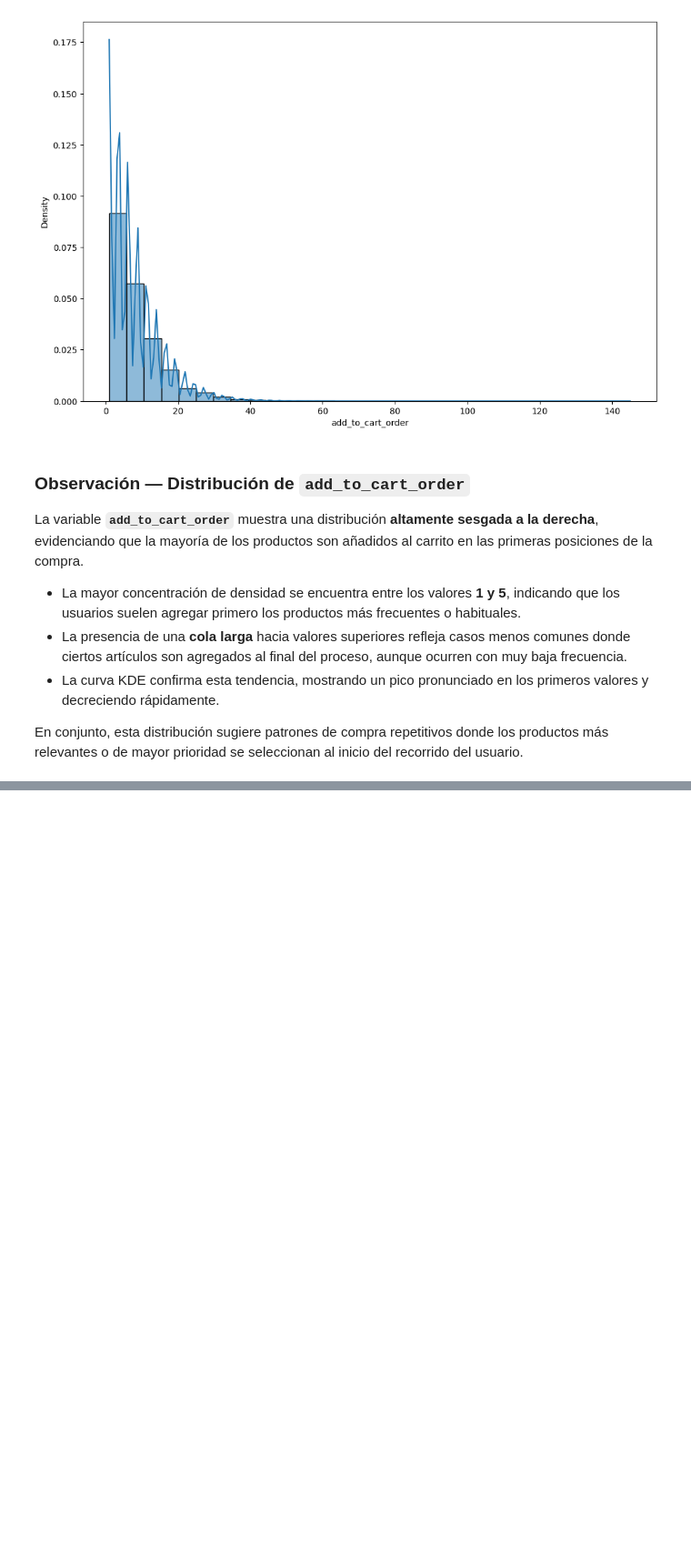
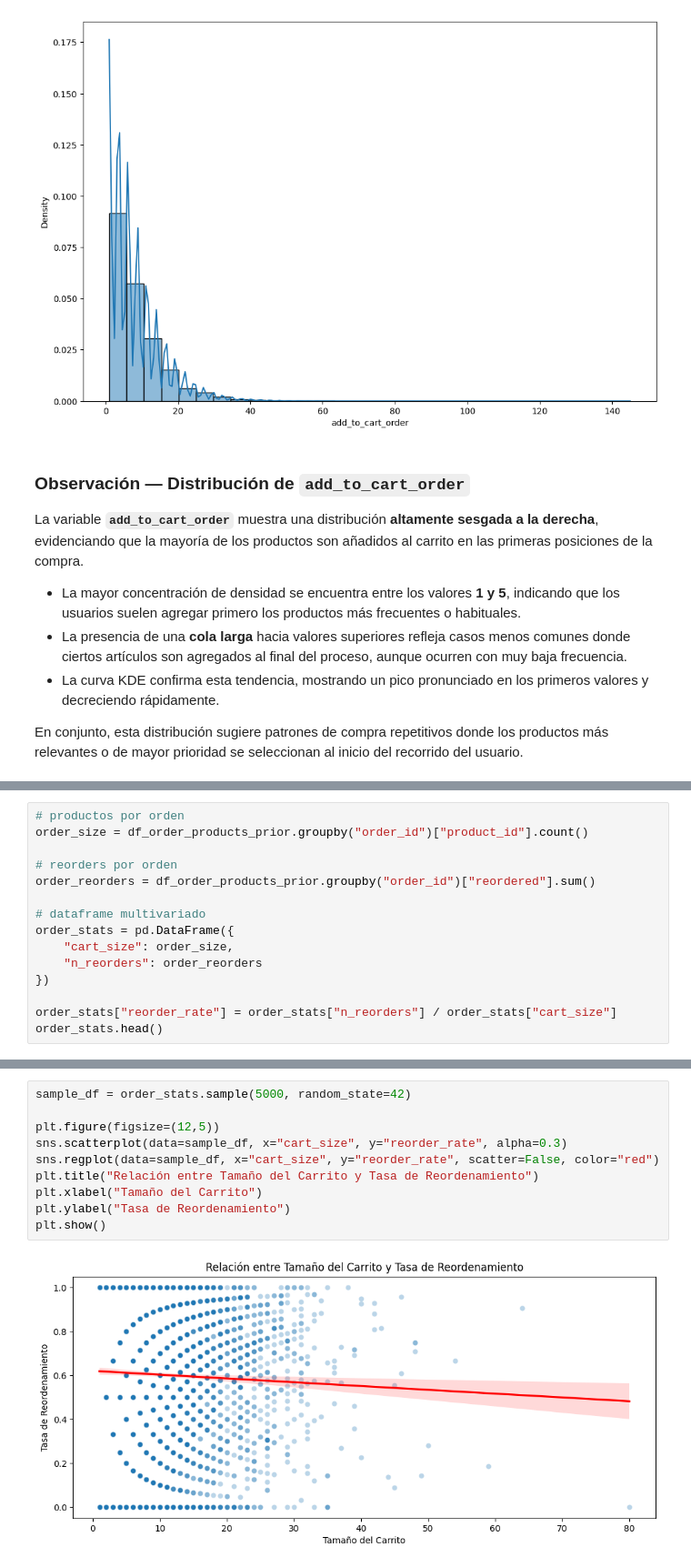
Before and after one commit to JohanDScience/EDA-Instacart, a Jupyter notebook: analisis_EDA.ipynb, the cells around one changed output, grey strips where cells are left out. Shown at 91% size. Drawn from its saved outputs; the diff is of its cells as text; blank space fills up the shorter version.

```diff
--- a/analisis_EDA.ipynb
+++ b/analisis_EDA.ipynb
@@ -584,0 +624,15 @@ En conjunto, esta distribución sugiere patrones de compra repetitivos donde los
+# %%
+# productos por orden
+order_size = df_order_products_prior.groupby("order_id")["product_id"].count()
+
+# reorders por orden
+order_reorders = df_order_products_prior.groupby("order_id")["reordered"].sum()
+
+# dataframe multivariado
+order_stats = pd.DataFrame({
+    "cart_size": order_size,
+    "n_reorders": order_reorders
+})
+
+order_stats["reorder_rate"] = order_stats["n_reorders"] / order_stats["cart_size"]
+order_stats.head()
@@ -584,0 +647,12 @@ En conjunto, esta distribución sugiere patrones de compra repetitivos donde los
+# %%
+sample_df = order_stats.sample(5000, random_state=42)
+
+plt.figure(figsize=(12,5))
+sns.scatterplot(data=sample_df, x="cart_size", y="reorder_rate", alpha=0.3)
+sns.regplot(data=sample_df, x="cart_size", y="reorder_rate", scatter=False, color="red")
+plt.title("Relación entre Tamaño del Carrito y Tasa de Reordenamiento")
+plt.xlabel("Tamaño del Carrito")
+plt.ylabel("Tasa de Reordenamiento")
+plt.show()
+# %% [output]
+[figure, added]
```
Also changed, not shown: parts of 9 cells of this notebook.
